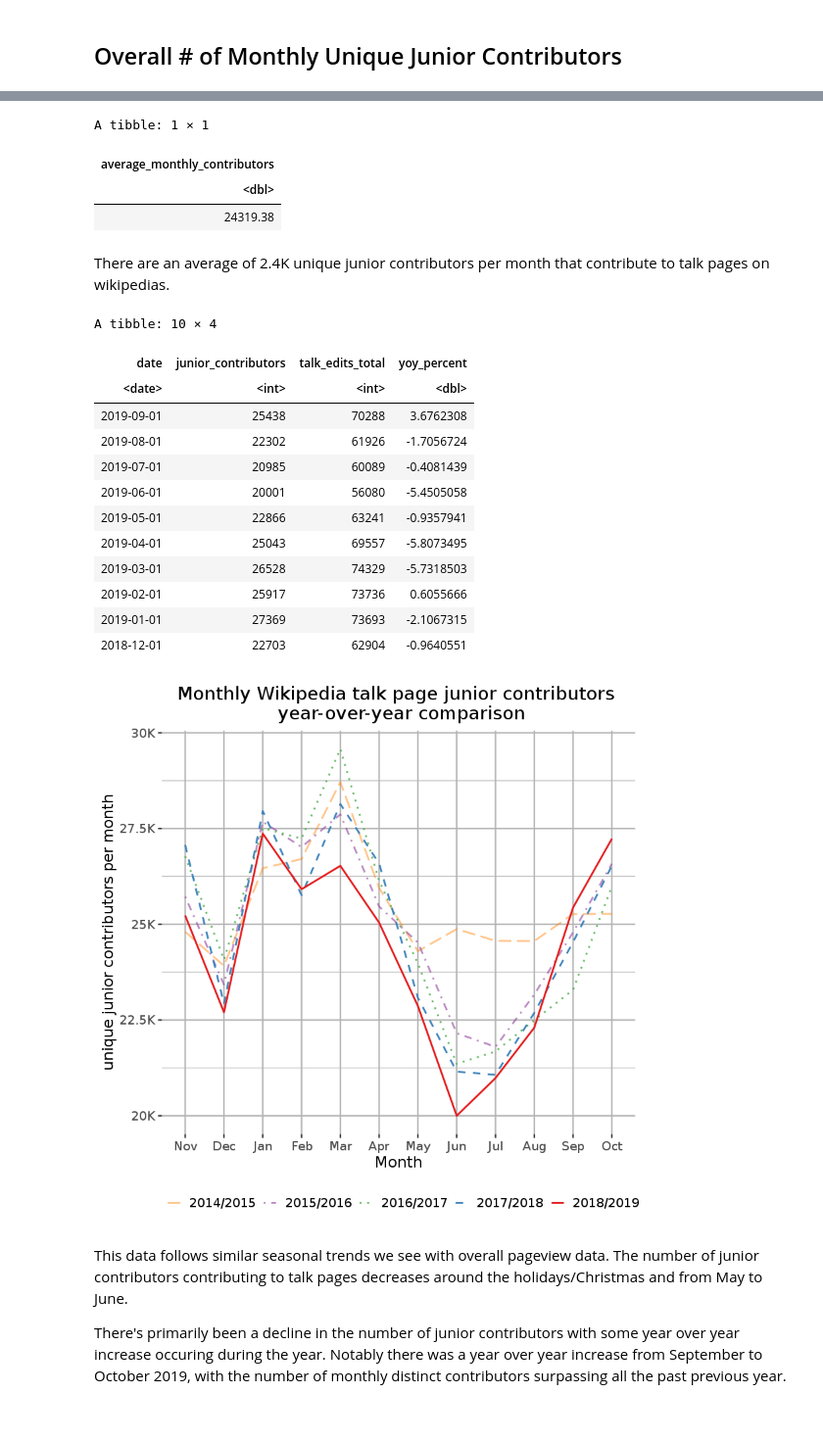
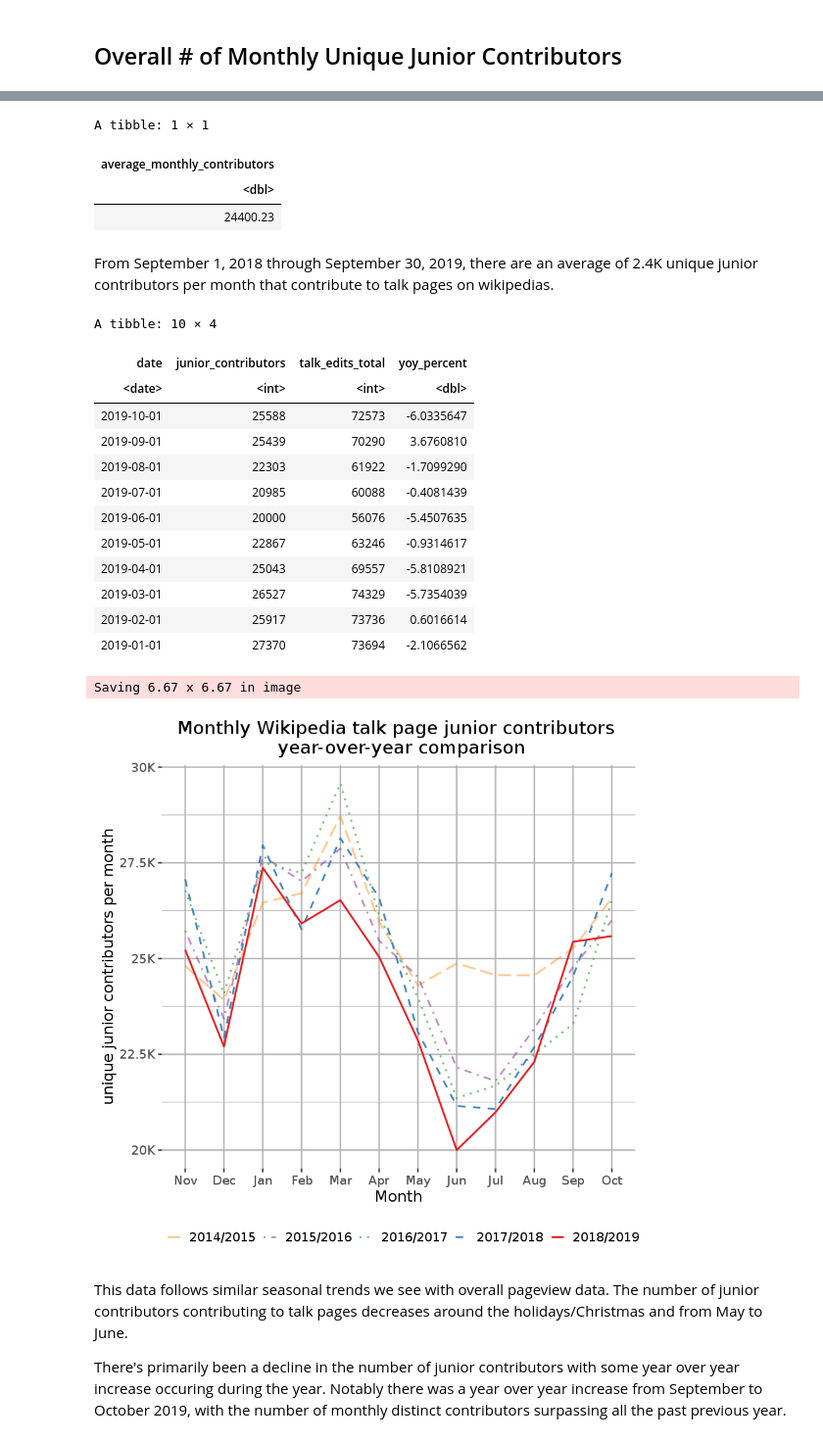
Before and after one commit to wikimedia-research/2019-10-talk-pages-baseline-metrics, a Jupyter notebook: 2019-10-talk-page-contributors-analysis.ipynb, the cells around one changed output, grey strips where cells are left out. Shown at 98% size. Saved outputs shown, nothing was run; the diff lists cells and outputs as text; code cells hidden in the pictures.

```diff
--- a/2019-10-talk-page-contributors-analysis.ipynb
+++ b/2019-10-talk-page-contributors-analysis.ipynb
@@ -76,6 +82,6 @@ GROUP BY
     user_is_bot,
     user_edit_count_bucket"
 # %%
-talk_edits <- wmf::query_hive(query)
+talk_contributor_edits <- wmf::query_hive(query)
 # %%
-talk_edits$date <- as.Date(talk_edits$date, format = "%Y-%m-%d")
+talk_contributor_edits$date <- as.Date(talk_contributor_edits$date, format = "%Y-%m-%d")
@@ -82,8 +90,9 @@ talk_edits$date <- as.Date(talk_edits$date, format = "%Y-%m-%d")
 # %% [markdown]
 ## Overall # of Monthly Unique Junior Contributors
 # %%
-junior_contributors_monthly <- talk_edits %>%
+junior_contributors_monthly <- talk_contributor_edits %>%
   filter(user_is_bot == 'false',
+         user_id != 'NULL',
         user_edit_count_bucket == 'under 100') %>%
   group_by(date) %>%
   summarise(junior_contributors = n_distinct(user_name),
@@ -103,6 +112,6 @@ A tibble: 6 × 3
 # %%
 average_contributors_monthly <- junior_contributors_monthly %>%
-   filter(date >= '2018-09-01')  %>% #look at last 12 months
+   filter(date >= '2018-10-01')  %>% #look at last 12 months
    summarise(average_monthly_contributors = mean(junior_contributors))
 
 average_contributors_monthly
@@ -110,9 +119,9 @@ average_contributors_monthly
 A tibble: 1 × 1
 | average_monthly_contributors |
 | <dbl> |
-| 24319.38 |
+| 24400.23 |
 # %% [markdown]
-There are an average of 2.4K unique junior contributors per month that contribute to talk pages on wikipedias.
+From September 1, 2018 through September 30, 2019, there are an average of 2.4K unique junior contributors per month that contribute to talk pages on wikipedias.
 # %%
 junior_contributors_monthly_yoy <- junior_contributors_monthly %>%
    arrange(date) %>%
@@ -124,57 +133,58 @@ head(junior_contributors_monthly_yoy, 10)
 A tibble: 10 × 4
 | date | junior_contributors | talk_edits_total | yoy_percent |
 | <date> | <int> | <int> | <dbl> |
-| 2019-09-01 | 25438 | 70288 | 3.6762308 |
-| 2019-08-01 | 22302 | 61926 | -1.7056724 |
-| 2019-07-01 | 20985 | 60089 | -0.4081439 |
-| 2019-06-01 | 20001 | 56080 | -5.4505058 |
-| 2019-05-01 | 22866 | 63241 | -0.9357941 |
-| 2019-04-01 | 25043 | 69557 | -5.8073495 |
-| 2019-03-01 | 26528 | 74329 | -5.7318503 |
-| 2019-02-01 | 25917 | 73736 | 0.6055666 |
-| 2019-01-01 | 27369 | 73693 | -2.1067315 |
-| 2018-12-01 | 22703 | 62904 | -0.9640551 |
+| 2019-10-01 | 25588 | 72573 | -6.0335647 |
+| 2019-09-01 | 25439 | 70290 | 3.6760810 |
+| 2019-08-01 | 22303 | 61922 | -1.7099290 |
+| 2019-07-01 | 20985 | 60088 | -0.4081439 |
+| 2019-06-01 | 20000 | 56076 | -5.4507635 |
+| 2019-05-01 | 22867 | 63246 | -0.9314617 |
+| 2019-04-01 | 25043 | 69557 | -5.8108921 |
+| 2019-03-01 | 26527 | 74329 | -5.7354039 |
+| 2019-02-01 | 25917 | 73736 | 0.6016614 |
+| 2019-01-01 | 27370 | 73694 | -2.1066562 |
 # %%
 # Plot YoY Changes for Junior Contributors
 
 junior_contributor_yoy_plot <- junior_contributors_monthly_yoy %>%
- filter (date != '2014-09-01') %>% #Remove extra month to do equal comparison between year
- mutate(year = case_when(date >= '2014-10-01' & date < '2015-10-01' ~ '2014/2015',
-                         date >= '2015-10-01' & date < '2016-10-01' ~ '2015/2016',
-                         date >= '2016-10-01' & date < '2017-10-01' ~ '2016/2017',
-                         date >= '2017-10-01' & date < '2018-10-01' ~ '2017/2018',
-                         date >= '2018-10-01' & date < '2019-10-01' ~ '2018/2019'),
+ filter (date >= '2014-11-01') %>% #Remove extra months to do equal comparison between year
+ mutate(year = case_when(date >= '2014-11-01' & date < '2015-11-01' ~ '2014/2015',
+                         date >= '2015-11-01' & date < '2016-11-01' ~ '2015/2016',
+                         date >= '2016-11-01' & date < '2017-11-01' ~ '2016/2017',
+                         date >= '2017-11-01' & date < '2018-11-01' ~ '2017/2018',
+                         date >= '2018-11-01' & date < '2019-11-01' ~ '2018/2019'),
          MonthN =as.factor(format(as.Date(date),"%m")),
          Month = months(as.Date(date), abbreviate=TRUE))
 
 
 junior_contributor_yoy_plot$MonthN = factor(junior_contributor_yoy_plot$MonthN, levels=c( "11", "12", "01", "02", "03",
                                                                            "04", "05", "06", "07", "08", "09", "10"))
 
 junior_contributor_yoy_plot$year = factor(junior_contributor_yoy_plot$year, levels = c('2014/2015','2015/2016','2016/2017','2017/2018','2018/2019'))
 
 
 p <- ggplot(junior_contributor_yoy_plot, aes(x=MonthN, y = junior_contributors, group = year, color = year, linetype = year, alpha = year)) +
   geom_line(size = 0.8) +
   scale_y_continuous("unique junior contributors per month", labels = polloi::compress) +
   scale_x_discrete(breaks = junior_contributor_yoy_plot$MonthN, labels = junior_contributor_yoy_plot$Month )+
   labs(title = "Monthly Wikipedia talk page junior contributors \n year-over-year comparison") +
         xlab("Month") +
-        scale_color_brewer(palette = 'Set1', breaks=c('2014/2015','2015/2016', '2016/2017','2017/2018', '2018/2019'), direction=-1) +
+        scale_color_brewer(palette = 'Set1', breaks=c('2014/2015','2015/2016', '2016/2017','2017/2018', '2018/2019'), direction= -1) +
         scale_linetype_manual(breaks=c('2014/2015','2015/2016', '2016/2017','2017/2018', '2018/2019'), values=c(5,4,3,2,1)) +
   ggthemes::theme_tufte(base_size = 14, base_family = "Gill Sans") +
   scale_alpha_manual(values = c(0.45, 0.65, 0.85, 0.95, 1)) +
   theme(plot.title = element_text(hjust = 0.5),
         legend.title = element_blank(),
         legend.position = "bottom",
         panel.grid = element_line("gray70"),
         legend.key.width=unit(0.5,"cm"))
 
 
-ggsave(filename="junior_contributor_yoy_plot.png", plot = p, path = 'Figures', units = "in", dpi = 192, height = 6, width = 10, limitsize = FALSE)
+ggsave(filename="junior_contributor_yoy_plot.png", plot = p, path = 'Figures')
 p
 # %% [output]
+Saving 6.67 x 6.67 in image
-[figure, old version]
+[figure, new version]
 # %% [markdown]
 This data follows similar seasonal trends we see with overall pageview data. The number of junior contributors contributing to talk pages decreases around the holidays/Christmas and from May to June.
 
```
Also changed, not shown: parts of 58 cells of this notebook, 10 other files.
